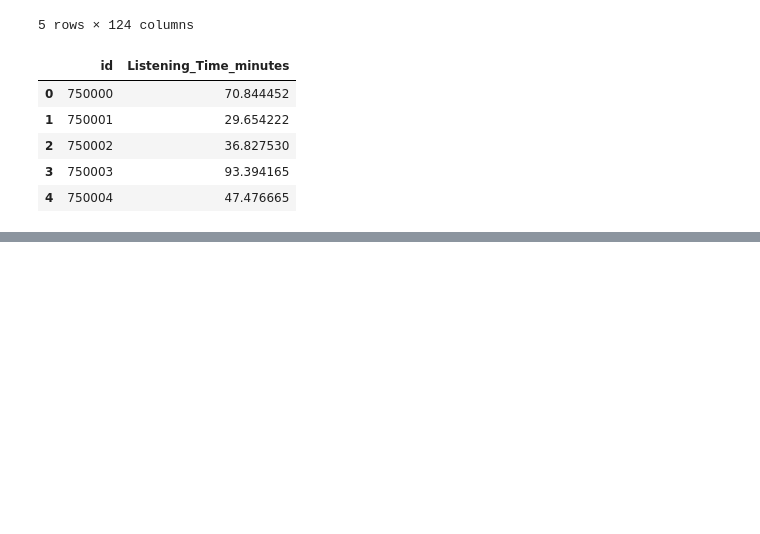
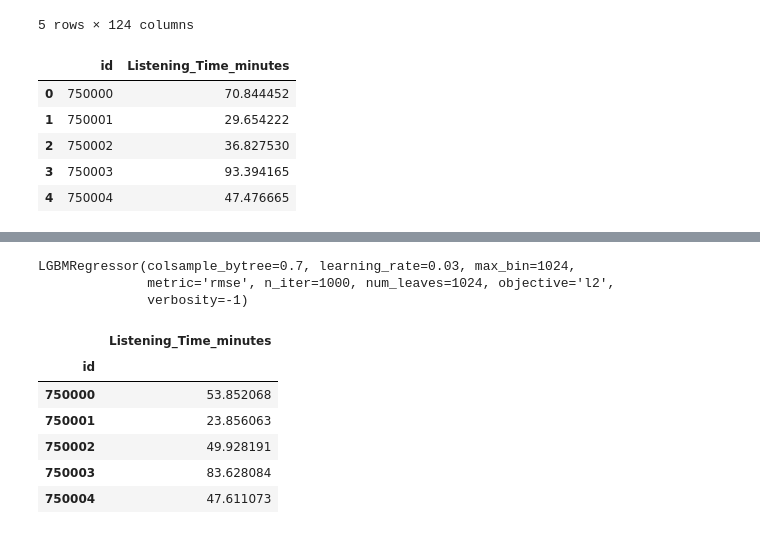
Before and after one commit to minimartzz/podcast-listening-time, a Jupyter notebook: model_exploration.ipynb, the cells around one changed output, grey strips where cells are left out. Drawn from its saved outputs; the diff is of its cells as text; code cells hidden in the pictures; blank space fills up the shorter version.

Commit message:
Update: Removed results, cleaned up model notebook, added others solutions

```diff
--- a/model_exploration.ipynb
+++ b/model_exploration.ipynb
@@ -701,0 +847,8 @@ res.to_csv('./results/xgb_perm.csv', index=False)
+# %%
+df_train = pd.read_csv('data/train.csv', index_col='id')
+df_train = feature_eng(df_train)
+
+df_test = pd.read_csv('data/test.csv', index_col='id')
+df_test = feature_eng(df_test)
+
+df_subm = pd.read_csv('data/sample_submission.csv', index_col='id')
@@ -701,0 +868,45 @@ res.to_csv('./results/xgb_perm.csv', index=False)
+# %%
+X = df_train.drop(columns=['Listening_Time_minutes'])
+y = df_train['Listening_Time_minutes']
+# %%
+encoded_columns = df_train.columns[11:]
+encoder = TargetEncoder(random_state=42)
+
+X[encoded_columns] = encoder.fit_transform(X[encoded_columns], y)
+X_test = df_test[X.columns].copy()
+X_test[encoded_columns] = encoder.transform(X_test[encoded_columns])
+
+model = lgb.LGBMRegressor(
+    n_iter=1000,
+    max_depth=-1,
+    num_leaves=1024,
+    colsample_bytree=0.7,
+    learning_rate=0.03,
+    objective='l2',
+    metric='rmse',
+    verbosity=-1,
+    max_bin=1024,
+)
+
+model.fit(
+    X, y,
+    callbacks=[lgb.log_evaluation(100)],
+)
+# %% [output]
+LGBMRegressor(colsample_bytree=0.7, learning_rate=0.03, max_bin=1024,
+              metric='rmse', n_iter=1000, num_leaves=1024, objective='l2',
+              verbosity=-1)
+# %%
+y_pred = model.predict(X_test)
+# %%
+df_subm['Listening_Time_minutes'] = y_pred
+df_subm.to_csv('results/others_sol.csv')
+df_subm.head()
+# %% [output]
+|  | Listening_Time_minutes |
+| id |  |
+| 750000 | 53.852068 |
+| 750001 | 23.856063 |
+| 750002 | 49.928191 |
+| 750003 | 83.628084 |
+| 750004 | 47.611073 |
```
Also changed, not shown: parts of 24 cells of this notebook, 1 other file.
